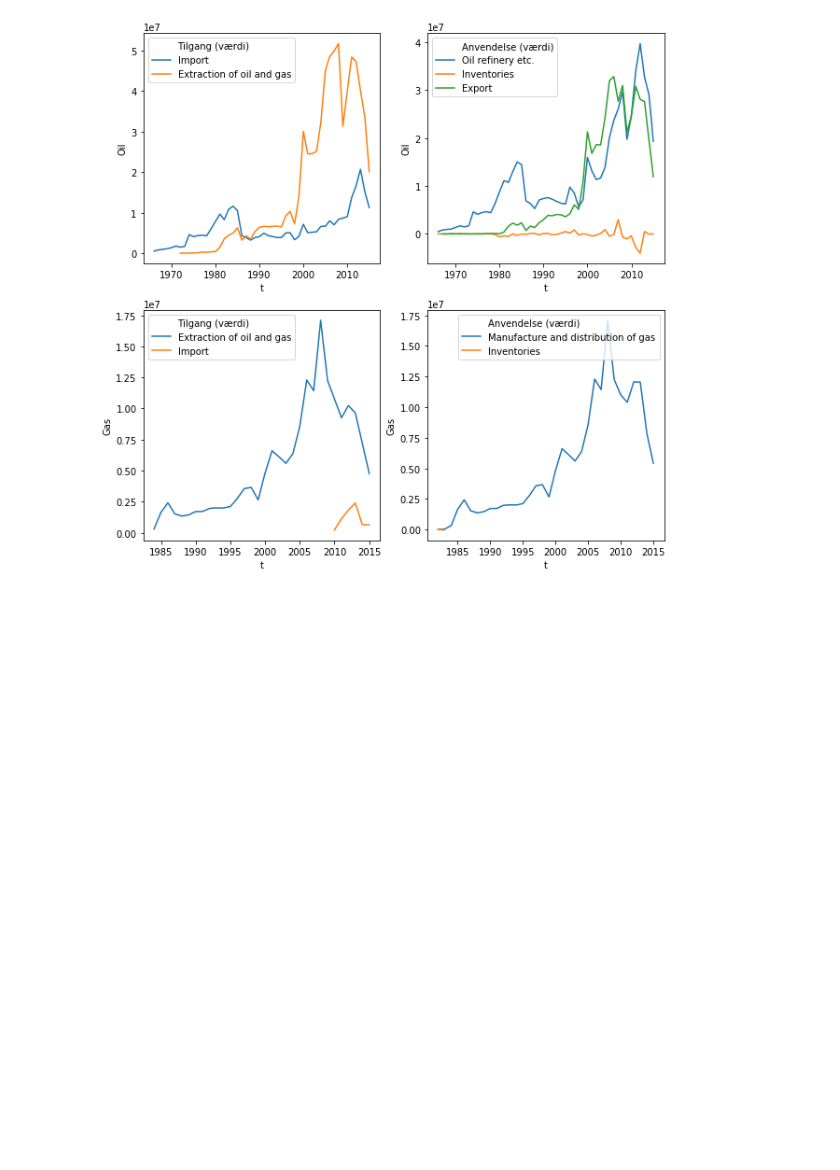
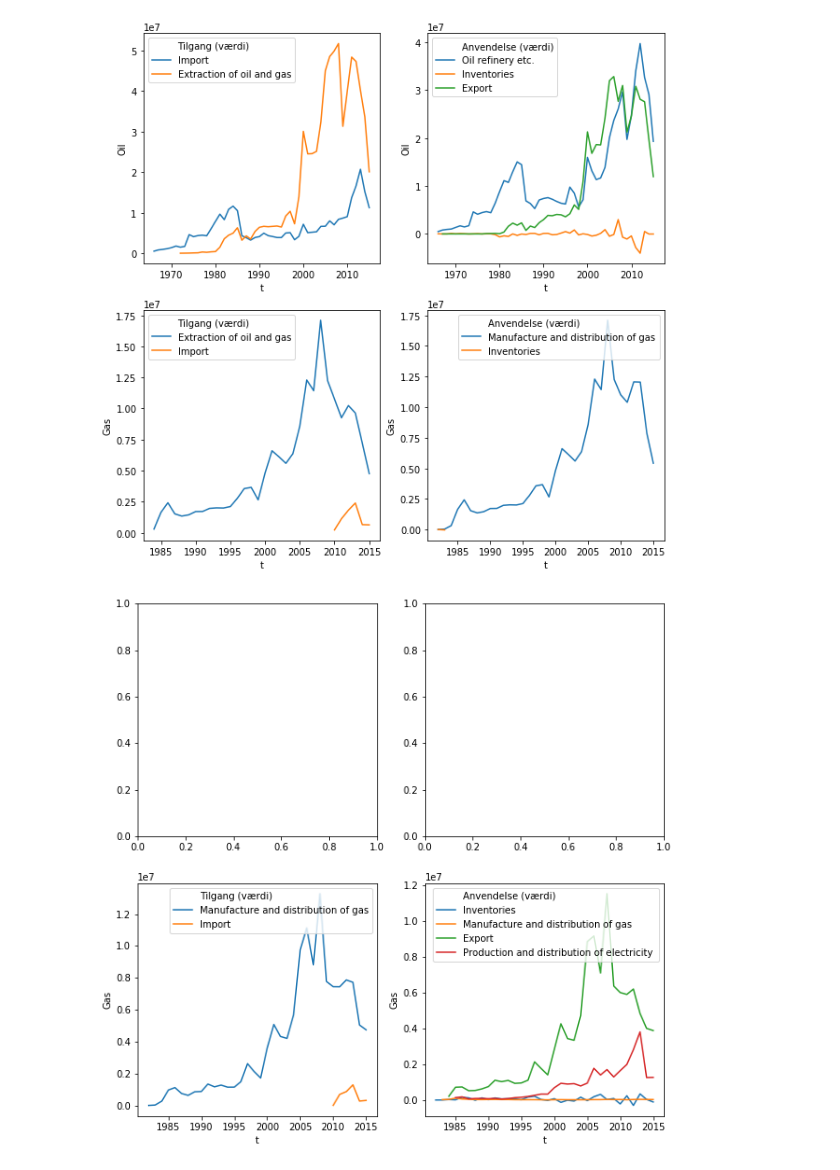
Before and after one commit to PeterStephensen/GreenREFORM, a Jupyter notebook: OilGas/oil_gas.ipynb, the cells around one changed output. Drawn from its saved outputs; the diff is of its cells as text; code cells hidden in the pictures; blank space fills up the shorter version.

Commit message:
largescale tilføjet

```diff
--- a/OilGas/oil_gas.ipynb
+++ b/OilGas/oil_gas.ipynb
@@ -2,12 +2,11 @@
 # Read data
 # %%
 import pandas as pd
-
-file_names = ['AnvBas_gas','AnvBas_oil','AnvGJ_gas','AnvGJ_oil','AnvP_gas','AnvP_oil','TilBas_gas','TilBas_oil','TilGJ_gas','TilGJ_oil','TilP_gas','TilP_oil']
+import os
 
 dfs = {}
-for fn in file_names:
-    dfs[fn] = pd.read_excel("..\\Data\\OilGas\\" + fn + ".xlsx", index_col=0)
+for fn in os.listdir("..\\Data\\OilGas"):
+    dfs[fn] = pd.read_excel("..\\Data\\OilGas\\" + fn, index_col=0)
 # %%
 %matplotlib inline
 import seaborn as sns
@@ -48,16 +47,32 @@ plt.savefig("figur_P.jpeg")
 # %%
 fig, axs = plt.subplots(ncols=2, nrows=2, figsize=(10,10))
 
-dfs['TilBas_oil'].columns = ['t', 'Tilgang (værdi)', 'Oil']
-dfs['AnvBas_oil'].columns = ['t', 'Anvendelse (værdi)', 'Oil']
-sns.lineplot(x="t", y="Oil", hue="Tilgang (værdi)", data=dfs['TilBas_oil'], ax=axs[0,0])
-sns.lineplot(x="t", y="Oil", hue="Anvendelse (værdi)", data=dfs['AnvBas_oil'], ax=axs[0,1])
+dfs['TilBas_oil.xlsx'].columns = ['t', 'Tilgang (værdi)', 'Oil']
+dfs['AnvBas_oil.xlsx'].columns = ['t', 'Anvendelse (værdi)', 'Oil']
+sns.lineplot(x="t", y="Oil", hue="Tilgang (værdi)", data=dfs['TilBas_oil.xlsx'], ax=axs[0,0])
+sns.lineplot(x="t", y="Oil", hue="Anvendelse (værdi)", data=dfs['AnvBas_oil.xlsx'], ax=axs[0,1])
 
-dfs['TilBas_gas'].columns = ['t', 'Tilgang (værdi)', 'Gas']
-dfs['AnvBas_gas'].columns = ['t', 'Anvendelse (værdi)', 'Gas']
-sns.lineplot(x="t", y="Gas", hue="Tilgang (værdi)", data=dfs['TilBas_gas'], ax=axs[1,0])
-sns.lineplot(x="t", y="Gas", hue="Anvendelse (værdi)", data=dfs['AnvBas_gas'], ax=axs[1,1])
+dfs['TilBas_gas.xlsx'].columns = ['t', 'Tilgang (værdi)', 'Gas']
+dfs['AnvBas_gas.xlsx'].columns = ['t', 'Anvendelse (værdi)', 'Gas']
+sns.lineplot(x="t", y="Gas", hue="Tilgang (værdi)", data=dfs['TilBas_gas.xlsx'], ax=axs[1,0])
+sns.lineplot(x="t", y="Gas", hue="Anvendelse (værdi)", data=dfs['AnvBas_gas.xlsx'], ax=axs[1,1])
 
 plt.savefig("figur_Bas.jpeg")
 # %% [output]
 [figure]
+# %%
+fig, axs = plt.subplots(ncols=2, nrows=2, figsize=(10,10))
+
+# dfs['TilBas_oil.xlsx'].columns = ['t', 'Tilgang (værdi)', 'Oil']
+# dfs['AnvBas_oil.xlsx'].columns = ['t', 'Anvendelse (værdi)', 'Oil']
+# sns.lineplot(x="t", y="Oil", hue="Tilgang (værdi)", data=dfs['TilBas_oil.xlsx'], ax=axs[0,0])
+# sns.lineplot(x="t", y="Oil", hue="Anvendelse (værdi)", data=dfs['AnvBas_oil.xlsx'], ax=axs[0,1])
+
+dfs['TilBas_gas_largescale.xlsx'].columns = ['t', 'Tilgang (værdi)', 'Gas']
+dfs['AnvBas_gas_largescale.xlsx'].columns = ['t', 'Anvendelse (værdi)', 'Gas']
+sns.lineplot(x="t", y="Gas", hue="Tilgang (værdi)", data=dfs['TilBas_gas_largescale.xlsx'], ax=axs[1,0])
+sns.lineplot(x="t", y="Gas", hue="Anvendelse (værdi)", data=dfs['AnvBas_gas_largescale.xlsx'], ax=axs[1,1])
+
+plt.savefig("figur_Bas.jpeg")
+# %% [output]
+[figure, added]
```
Also changed, not shown: parts of 2 cells of this notebook, 6 other files.
